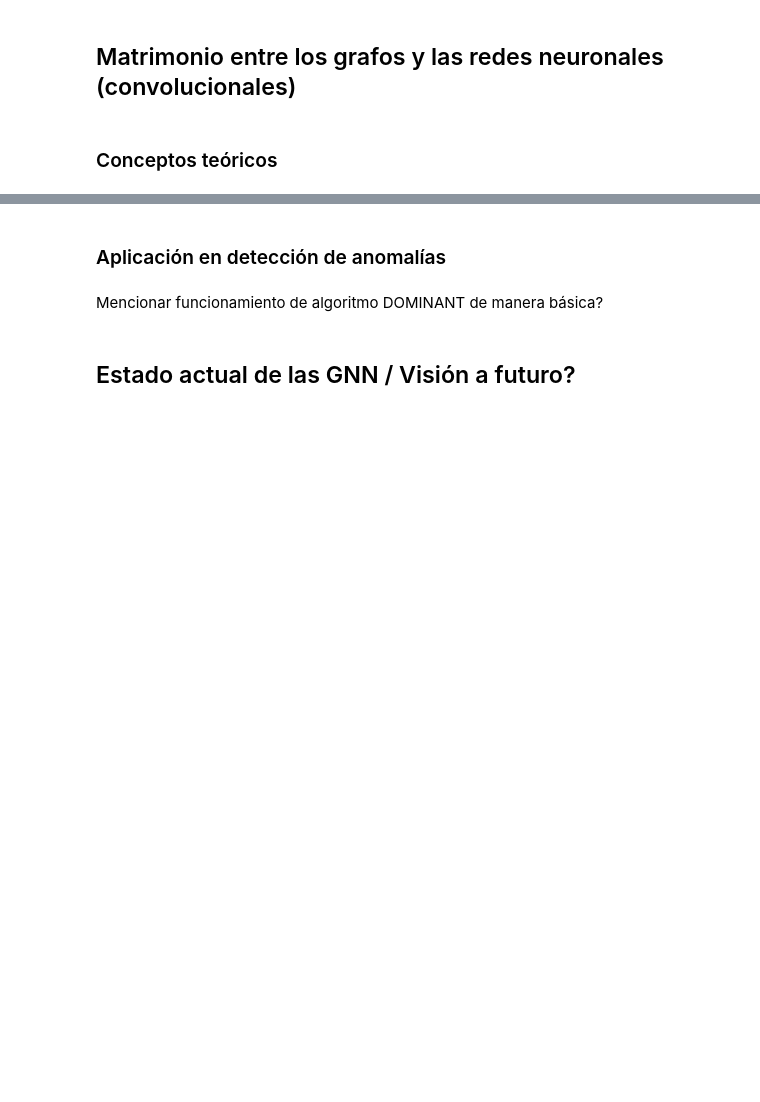
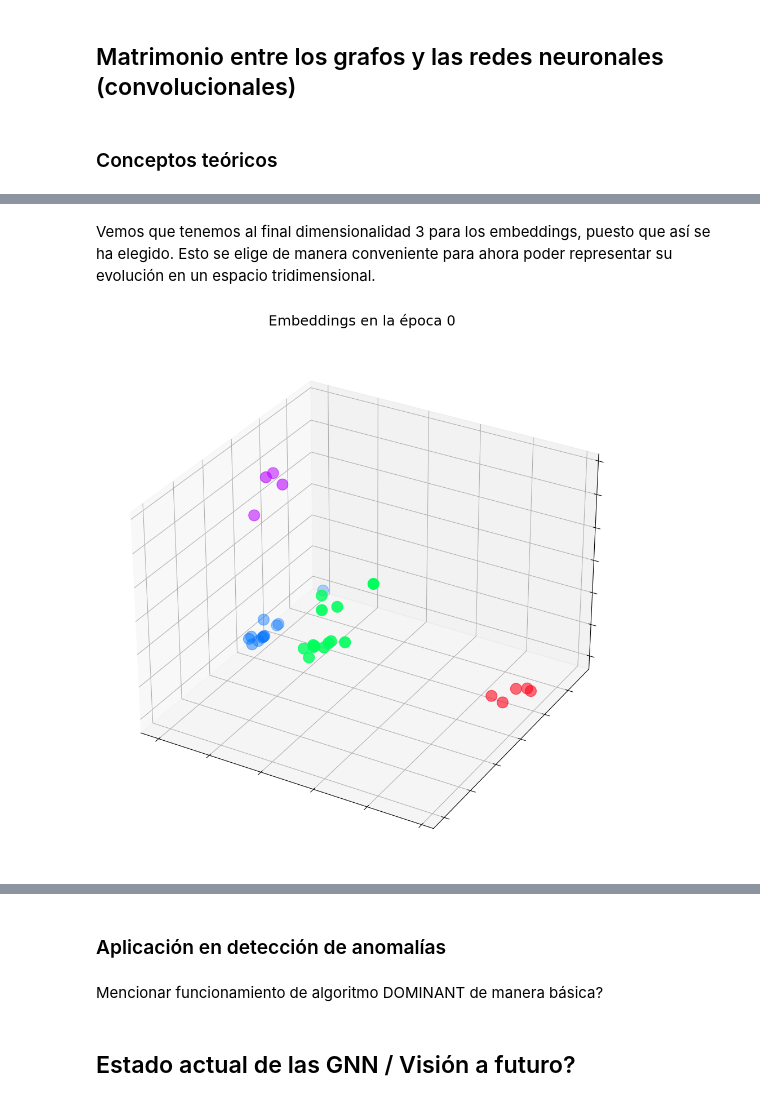
Before and after one commit to jemarle/graph_convolutional_networks, a Jupyter notebook: Introduction_jesus.ipynb, the cells around one changed output, grey strips where cells are left out. Drawn from its saved outputs; the diff is of its cells as text; code cells hidden in the pictures; blank space fills up the shorter version.

```diff
--- a/Introduction_jesus.ipynb
+++ b/Introduction_jesus.ipynb
@@ -218,0 +395,3 @@ Se hará uso del dataset `Zachary's karate club`.
+# %%
+criterion = torch.nn.CrossEntropyLoss()
+optimizer = torch.optim.Adam(model.parameters(), lr = 0.01)
@@ -218,0 +400,3 @@ Se hará uso del dataset `Zachary's karate club`.
+# %%
+def accuracy(pred_y, y):
+    return (pred_y == y).sum() / len(y)
@@ -218,0 +463,4 @@ Se hará uso del dataset `Zachary's karate club`.
+# %%
+from matplotlib import animation
+from IPython.display import HTML
+plt.rcParams["animation.bitrate"] = 3000 # Ajustar la tasa de bits para la animación
@@ -218,0 +535,20 @@ Se hará uso del dataset `Zachary's karate club`.
+# %% [markdown]
+Vemos que tenemos al final dimensionalidad 3 para los embeddings, puesto que así se ha elegido. Esto se elige de manera conveniente para ahora poder representar su evolución en un espacio tridimensional.
+# %%
+# Tener el embedding en la época 0
+embed = h.detach().cpu().numpy()
+# %%
+fig = plt.figure(figsize=(12, 12))
+ax = fig.add_subplot(projection='3d')
+ax.patch.set_alpha(0)
+plt.tick_params(left=False,
+                bottom=False,
+                labelleft=False,
+                labelbottom=False)
+ax.scatter(embed[:, 0], embed[:, 1], embed[:, 2],
+           s=200, c=data.y, cmap="hsv", vmin=-2, vmax=3)
+
+plt.title('Embeddings en la época 0', fontsize=18, pad=20)
+plt.show()
+# %% [output]
+[figure, added]
```
Also changed, not shown: parts of 30 cells of this notebook, 5 other files.
